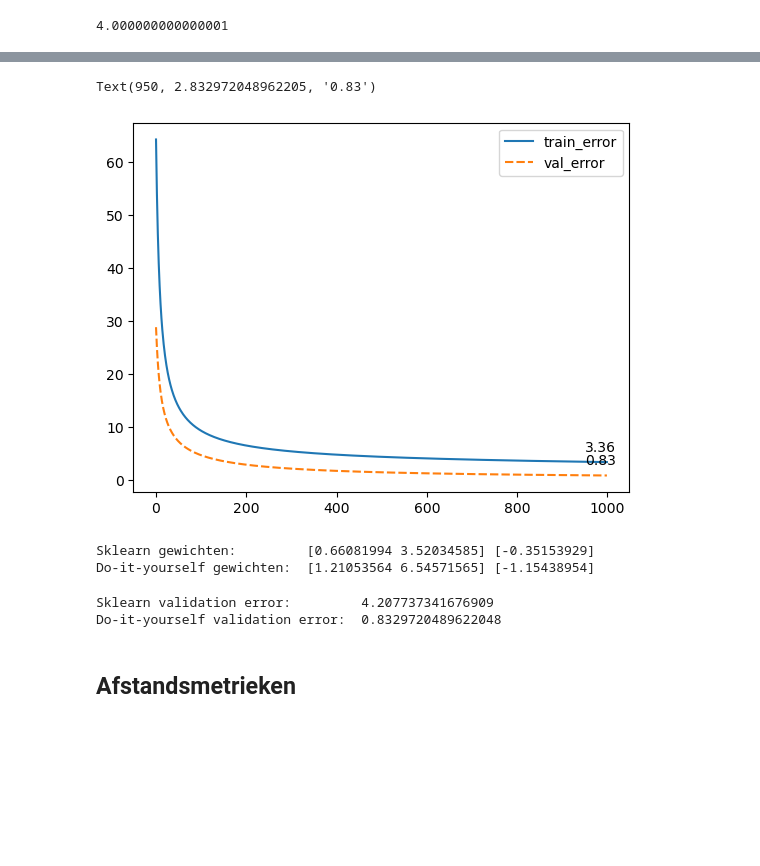
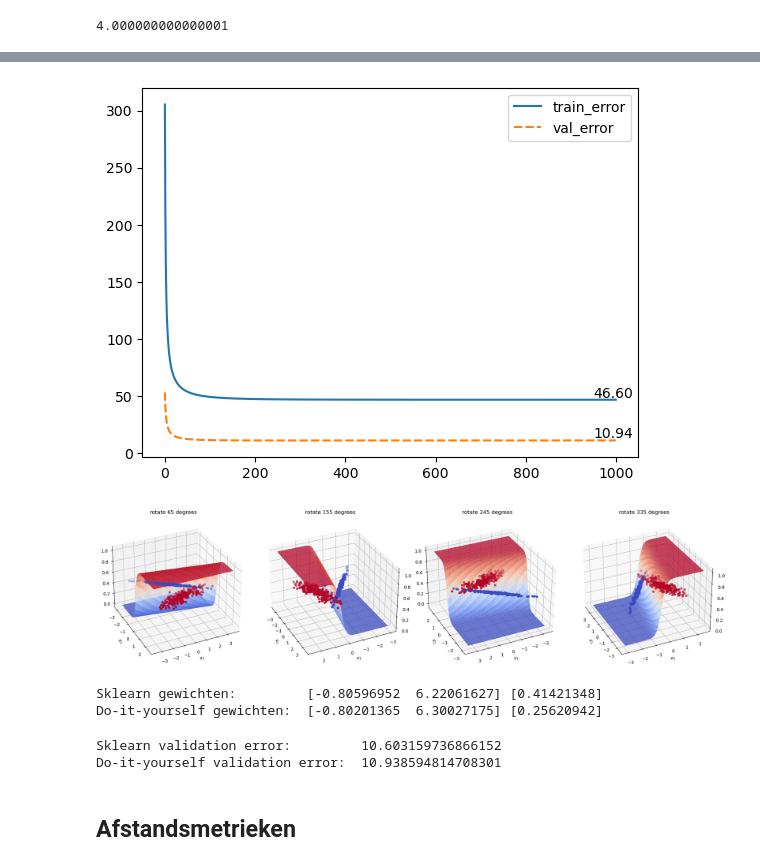
Before and after one commit to Janko-dev/ZM004-2324-data-science, a Jupyter notebook: ds_dc4.ipynb, the cells around one changed output, grey strips where cells are left out. Drawn from its saved outputs; the diff is of its cells as text; code cells hidden in the pictures; blank space fills up the shorter version.

```diff
--- a/ds_dc4.ipynb
+++ b/ds_dc4.ipynb
@@ -172,46 +217,48 @@ val = sns.scatterplot(val_set, x='x1', y='x2', hue='target', palette=['orange',
 sigmoid = lambda y: 1/(1+np.exp(-y))
 
 # parameters initialised uniformly
-w = np.random.uniform(-0.3, 0.3, size=(2, 1))
-w0 = np.random.uniform(-0.3, 0.3, size=(1, 1))
+b = np.random.uniform(-0.3, 0.3, size=(2, 1))
+b0 = np.random.uniform(-0.3, 0.3, size=(1, 1))
 
 # learning rate
 lr = 0.003
 # number of training epochs
 EPOCHS = 1000
 
 # target
-y = Y[..., None]
-y_val = Y_val[..., None]
+y_trn = y_train[..., None] # shape (N,) --> (N, 1)
+y_val = y_test[..., None]  # shape (N,) --> (N, 1)
 
 history = []
 
 for _ in range(EPOCHS):
-    # same as w.T @ X.T + w0 but shape is (1, 100)
-    y_pred = sigmoid(X @ w + w0)
+    # logistic regression formula
+    y_pred = sigmoid(b0 + X_train @ b)
 
     # cross entropy error
-    train_error = -np.sum(y * np.log(y_pred) + (1-y) * np.log(1-y_pred))
+    train_error = -np.sum(y_trn * np.log(y_pred) + (1-y_trn) * np.log(1-y_pred))
 
     # update via gradient descent
-    for i in range(w.shape[0]):
-        wj = lr * np.sum((y - y_pred) * X[:, i][..., None])
-        w[i, 0] += wj
+    for i in range(b.shape[0]):
+        b[i] += lr * np.sum((y_trn - y_pred) * X_train[:, i, None])
 
-    w0 += lr * np.sum((y - y_pred))
+    b0 += lr * np.sum((y_trn - y_pred))
 
-    val_pred = sigmoid(X_val @ w + w0)
+    # validation error
+    val_pred = sigmoid(b0 + X_test @ b)
     val_error = -np.sum(y_val * np.log(val_pred) + (1-y_val) * np.log(1-val_pred))
 
     history.append([train_error, val_error])
+    # print(train_error, val_error)
 
 history = pd.DataFrame(history, columns=["train_error", "val_error"])
 
+last_train_error = history.iloc[-1, 0]
+last_val_error = history.iloc[-1, 1]
+
 ax = sns.lineplot(history)
-last_train_error = history.iloc[-1, 0]
 ax.text(EPOCHS-50, last_train_error+2, f"{last_train_error:.2f}")
-last_val_error = history.iloc[-1, 1]
 ax.text(EPOCHS-50, last_val_error+2, f"{last_val_error:.2f}")
+plt.show()
 # %% [output]
-Text(950, 2.832972048962205, '0.83')
-[figure, old version]
+[figure, new version]
@@ -218,22 +274,41 @@ Text(950, 2.832972048962205, '0.83')
+# %%
+fig = plt.figure(figsize=(20, 5))
+
+y_hat_boundary = sigmoid(b0 + D @ b)
+
+for i in range(4):
+
+    ax = fig.add_subplot(1, 4, i+1, projection='3d', computed_zorder=False)
+    ax.plot_surface(xx, yy, y_hat_boundary.reshape(xx.shape), cmap='coolwarm', alpha=0.8)
+    ax.view_init(30, i*90+65)
+    ax.invert_xaxis()
+    ax.scatter(X[:, 0], X[:, 1], np.zeros_like(X[:, 0])+0.5, c=Y, cmap='coolwarm')
+    ax.set_xlabel(r"$x_1$")
+    ax.set_ylabel(r"$x_2$")
+    ax.set_title(f"rotate {i*90+65} degrees")
+
+plt.tight_layout()
+# %% [output]
+[figure, added]
 # %%
 from sklearn.linear_model import LogisticRegression
 
-log_reg = LogisticRegression(max_iter=1000).fit(X, Y)
+log_reg = LogisticRegression(max_iter=1000, penalty=None).fit(X, Y)
 
 print("Sklearn gewichten:        ", log_reg.coef_.ravel(), log_reg.intercept_)
-print("Do-it-yourself gewichten: ", w.ravel(), w0.ravel())
+print("Do-it-yourself gewichten: ", b.ravel(), b0.ravel())
 # %% [output]
-Sklearn gewichten:         [0.66081994 3.52034585] [-0.35153929]
-Do-it-yourself gewichten:  [1.21053564 6.54571565] [-1.15438954]
+Sklearn gewichten:         [-0.80596952  6.22061627] [0.41421348]
+Do-it-yourself gewichten:  [-0.80201365  6.30027175] [0.25620942]
 # %%
-val_pred = log_reg.predict_proba(X_val)[:, 1][..., None]
+val_pred = log_reg.predict_proba(X_test)[:, 1][..., None]
 val_error = -np.sum(y_val * np.log(val_pred) + (1-y_val) * np.log(1-val_pred))
 
 print("Sklearn validation error:        ", val_error)
 print("Do-it-yourself validation error: ", history.iloc[-1, 1])
 # %% [output]
-Sklearn validation error:         4.207737341676909
-Do-it-yourself validation error:  0.8329720489622048
+Sklearn validation error:         10.603159736866152
+Do-it-yourself validation error:  10.938594814708301
 # %% [markdown]
 ## Afstandsmetrieken
 # %%
```
Also changed, not shown: parts of 30 cells of this notebook.
